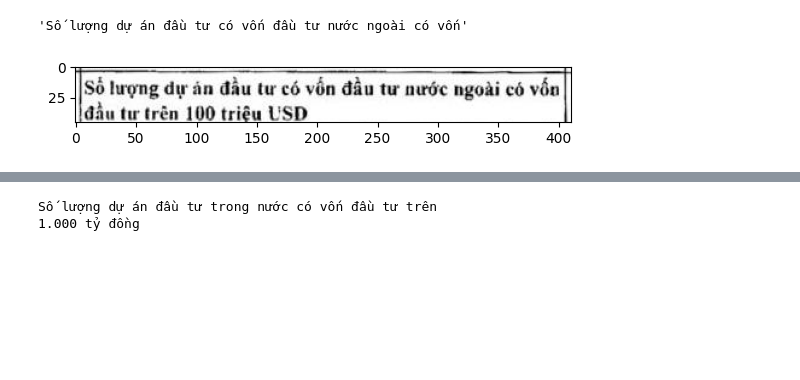
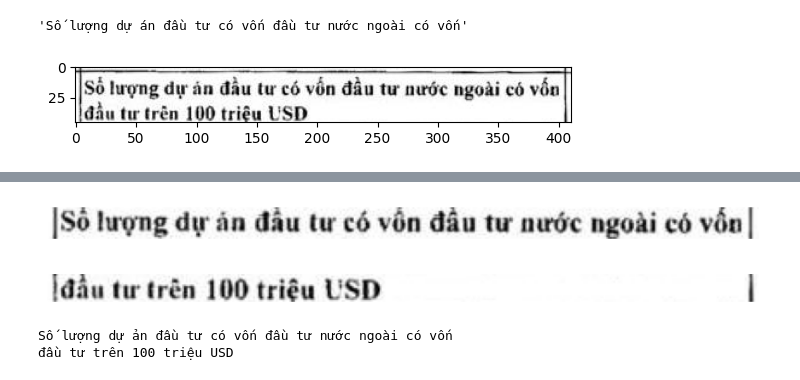
Before and after one commit to HoanChan/TableVision, a Jupyter notebook: Pubtables_Detect.ipynb, the cells around one changed output, grey strips where cells are left out. Drawn from its saved outputs; the diff is of its cells as text; code cells hidden in the pictures; blank space fills up the shorter version.

Commit message:
Tách được từng hàng của text để nhận diện

```diff
--- a/Pubtables_Detect.ipynb
+++ b/Pubtables_Detect.ipynb
@@ -428,6 +318,43 @@ TypeError: ignored
+# %%
+import cv2
+import numpy as np
+
+def display_lines(lines):
+    num_lines = len(lines)
+    fig, axes = plt.subplots(num_lines, 1, figsize=(8, num_lines))
+    for i, line in enumerate(lines):
+        axes[i].imshow(cv2.cvtColor(line, cv2.COLOR_BGR2RGB))
+        axes[i].axis('off')
+    plt.tight_layout()
+    plt.show()
+
+def process_image(image):
+    gray = cv2.bitwise_not(cv2.cvtColor(image, cv2.COLOR_BGR2GRAY))
+    _, bw = cv2.threshold(gray, 127, 255, cv2.THRESH_BINARY)
+
+    kernel = cv2.getStructuringElement(cv2.MORPH_RECT, (5, 1))
+    kernel2 = cv2.getStructuringElement(cv2.MORPH_RECT, (3, 1))
+    eroded = cv2.erode(bw, kernel2, iterations=1) # Bỏ đường thẳng đứng
+    dilated = cv2.dilate(eroded, kernel, iterations=10) # mở rộng để lấp đầy hàng
+
+    contours, _ = cv2.findContours(dilated, cv2.RETR_EXTERNAL, cv2.CHAIN_APPROX_SIMPLE)
+    images = []
+    for cnt in contours:
+        area = cv2.contourArea(cnt)
+        x, y, w, h = cv2.boundingRect(cnt)
+        if area > 100 and w > h and h > 5:
+            # cv2.drawContours(images, contours, -1, (0, w%255, 0), 2)
+            cropped = image[y-3:y+h+3, x:]
+            images+=[cropped]
+    return images[::-1]
+
+lines = process_image(cells_imgs[49][0])
+display_lines(lines)
+# %% [output]
+[figure, added]
 # %%
 text = '\n'.join(map(lambda x: detector.predict(Image.fromarray(cv2.cvtColor(x, cv2.COLOR_BGR2RGB))), lines))
 print(text)
 # %% [output]
-Số lượng dự án đầu tư trong nước có vốn đầu tư trên
-1.000 tỷ đồng
+Số lượng dự ản đầu tư có vốn đầu tư nước ngoài có vốn
+đầu tư trên 100 triệu USD
```
Also changed, not shown: parts of 6 cells of this notebook.
